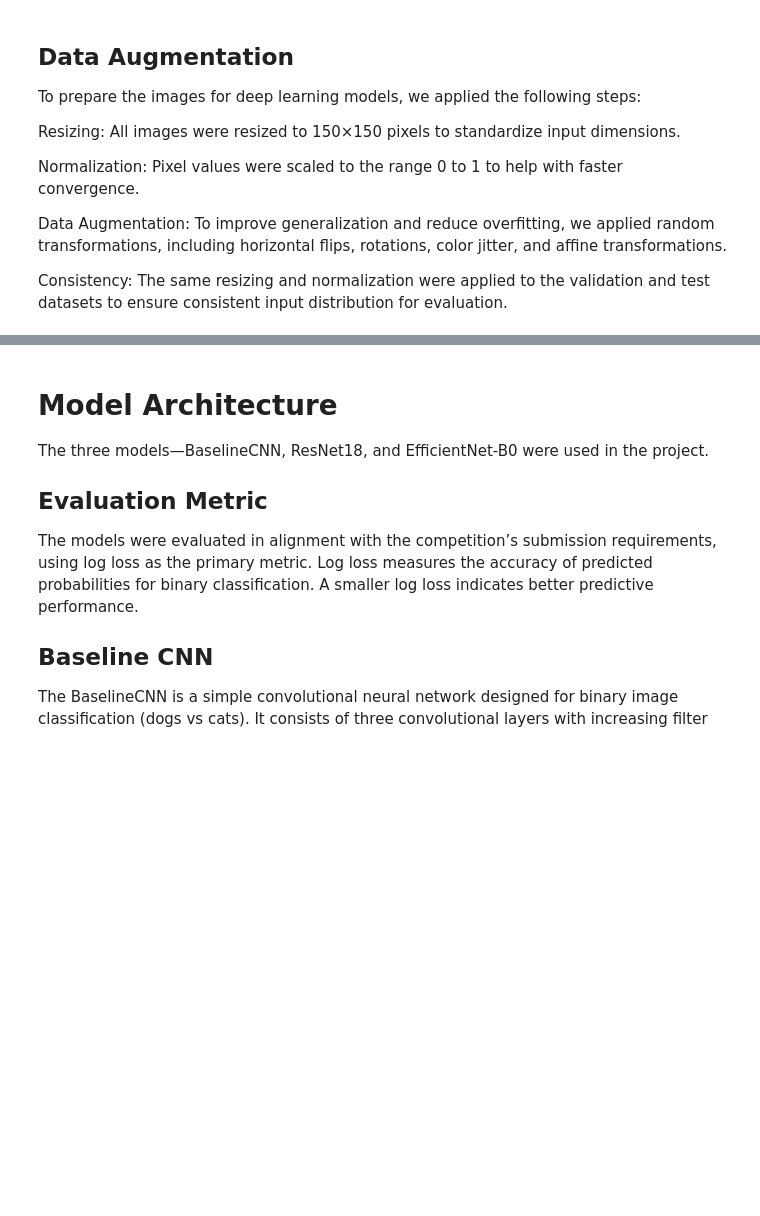
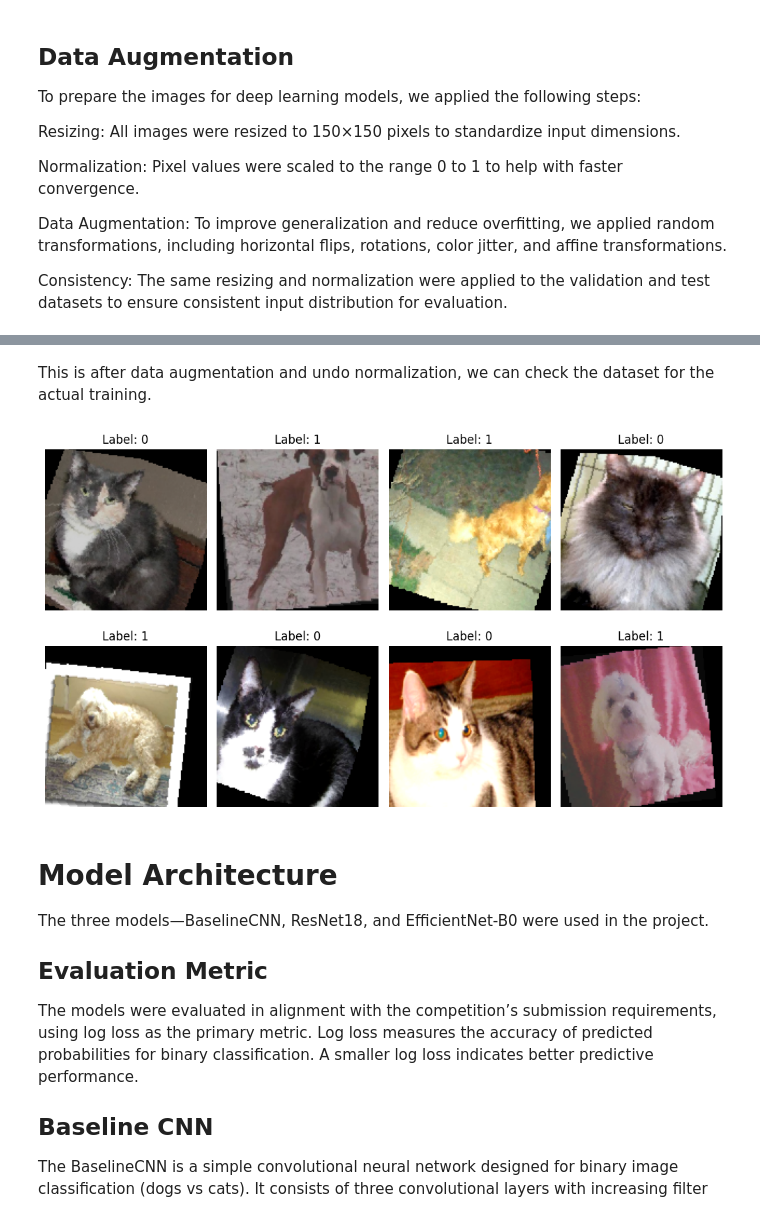
Before and after one commit to meng-shi/dogs_and_cat_deeplearning, a Jupyter notebook: dogs-vs-cats.ipynb, the cells around one changed output, grey strips where cells are left out. Saved outputs shown, nothing was run; the diff lists cells and outputs as text; code cells hidden in the pictures; blank space fills up the shorter version.

```diff
--- a/dogs-vs-cats.ipynb
+++ b/dogs-vs-cats.ipynb
@@ -302,3 +302,27 @@ torch.Size([32, 3, 150, 150]) tensor([1, 0, 0, 1, 0, 1, 0, 0, 1, 1])
+# %% [markdown]
+This is after data augmentation and undo normalization, we can check the dataset for the actual training.
+# %%
+num_images = 8
+fig, axes = plt.subplots(2, 4, figsize=(10, 6))
+
+for i in range(num_images):
+    img, label = train_dataset[i]  # transformed image
+
+    # undo normalization for display
+    img_disp = img.clone()
+    img_disp = img_disp * torch.tensor([0.229, 0.224, 0.225]).view(3,1,1)
+    img_disp = img_disp + torch.tensor([0.485, 0.456, 0.406]).view(3,1,1)
+    img_disp = img_disp.clamp(0,1)
+
+    ax = axes[i//4, i%4]
+    ax.imshow(img_disp.permute(1, 2, 0))
+    ax.set_title(f"Label: {label}")
+    ax.axis("off")
+
+plt.tight_layout()
+plt.show()
+# %% [output]
+[figure, added]
 # %% [markdown]
 <h1>Model Architecture</h1>
 The three models—BaselineCNN, ResNet18, and EfficientNet-B0 were used in the project.
```
Also changed, not shown: parts of 4 cells of this notebook.
